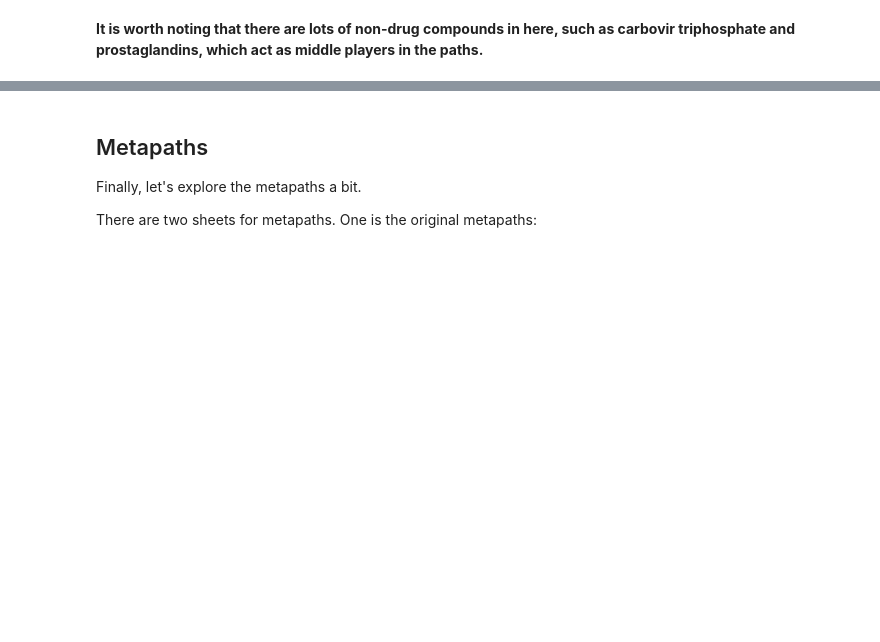
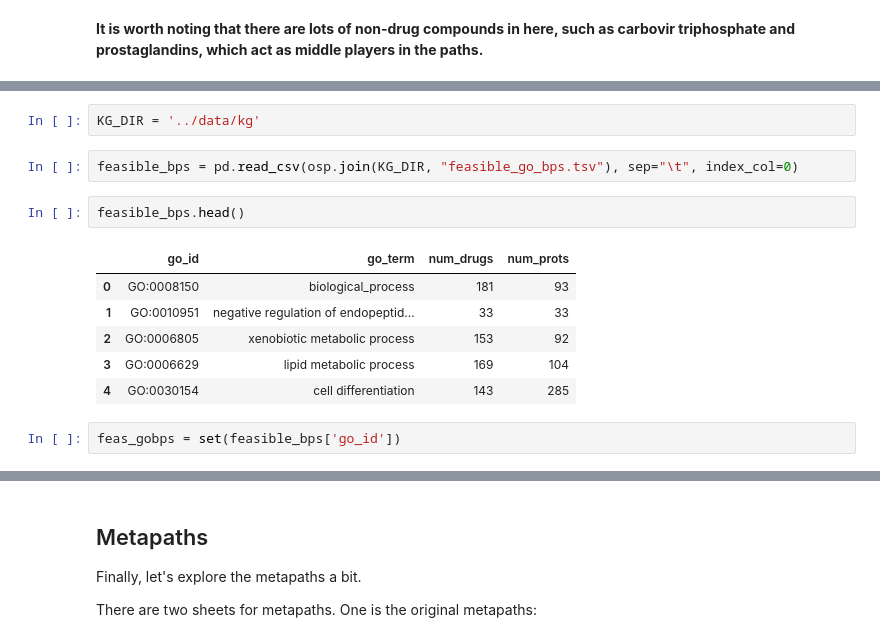
Before and after one commit to laurendelong21/MoA-Net, a Jupyter notebook: notebooks/exploration_drugmechdb.ipynb, the cells around one changed output, grey strips where cells are left out. Cells and saved outputs as stored; diff of their text form; blank space fills up the shorter version.

```diff
--- a/notebooks/exploration_drugmechdb.ipynb
+++ b/notebooks/exploration_drugmechdb.ipynb
@@ -183,0 +191,15 @@ bp_paths
+# %%
+KG_DIR = '../data/kg'
+# %%
+feasible_bps = pd.read_csv(osp.join(KG_DIR, "feasible_go_bps.tsv"), sep="\t", index_col=0)
+# %%
+feasible_bps.head()
+# %% [output]
+|  | go_id | go_term | num_drugs | num_prots |
+| 0 | GO:0008150 | biological_process | 181 | 93 |
+| 1 | GO:0010951 | negative regulation of endopeptid... | 33 | 33 |
+| 2 | GO:0006805 | xenobiotic metabolic process | 153 | 92 |
+| 3 | GO:0006629 | lipid metabolic process | 169 | 104 |
+| 4 | GO:0030154 | cell differentiation | 143 | 285 |
+# %%
+feas_gobps = set(feasible_bps['go_id'])
```
Also changed, not shown: parts of 13 cells of this notebook.
